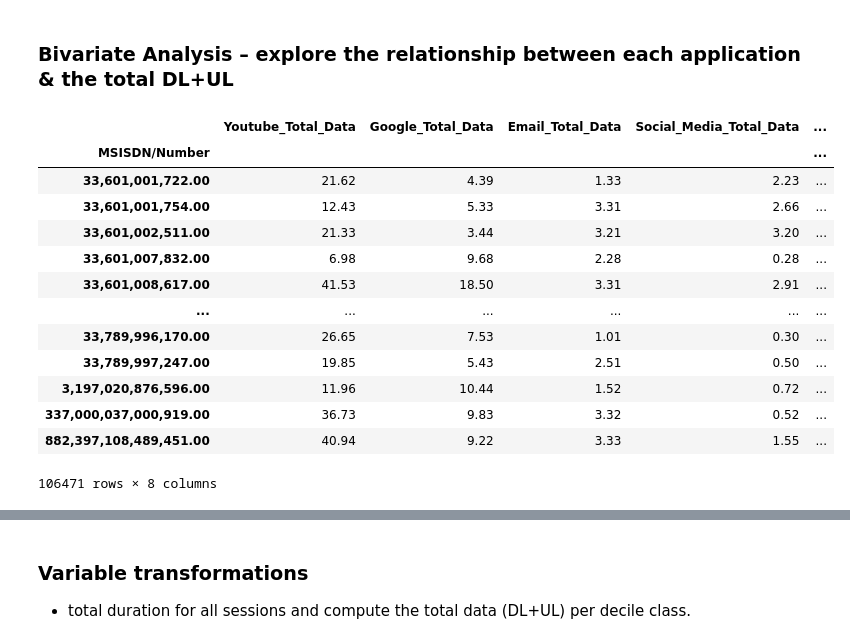
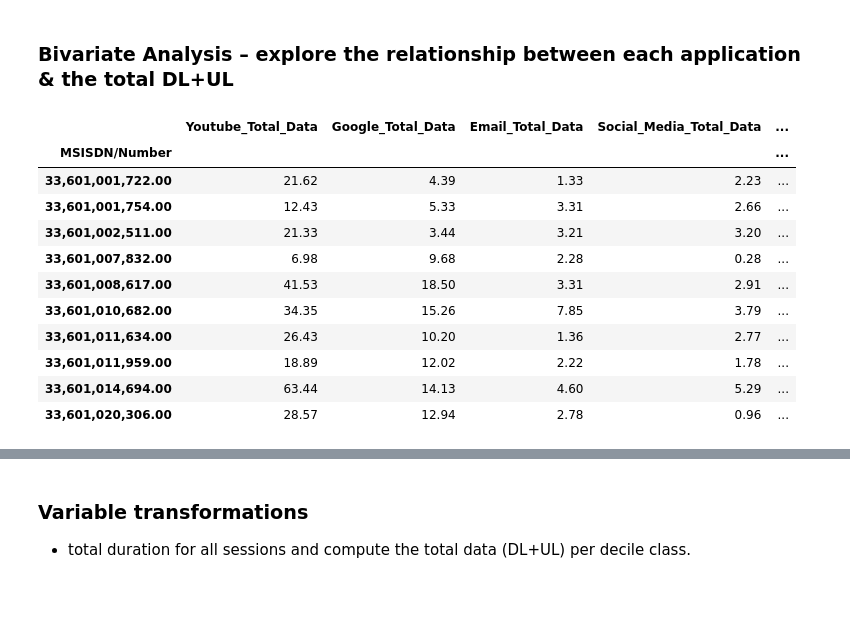
Before and after one commit to BirhanuGebisa/Telecom-User-Analytics, a Jupyter notebook: notebooks/Task1_User_Overview_analysis.ipynb, the cells around one changed output, grey strips where cells are left out. Drawn from its saved outputs; the diff is of its cells as text; code cells hidden in the pictures; blank space fills up the shorter version.

```diff
--- a/notebooks/Task1_User_Overview_analysis.ipynb
+++ b/notebooks/Task1_User_Overview_analysis.ipynb
@@ -581,22 +595,20 @@ telcom['Total UL and DL'] = data.convert_bytes_to_megabytes(telcom["Total UL and
 columns = ['MSISDN/Number', 'Youtube_Total_Data', 'Google_Total_Data', 'Email_Total_Data','Social_Media_Total_Data', 'Netflix_Total_Data', 'Gaming_Total_Data', 'Other_Total_Data', 'Total UL and DL']
 # %%
 user_ratio_usage= telcom[columns].groupby('MSISDN/Number').sum()
-user_ratio_usage
+user_ratio_usage.head(10)
 # %% [output]
 |  | Youtube_Total_Data | Google_Total_Data | Email_Total_Data | Social_Media_Total_Data | ... |
 | MSISDN/Number |  |  |  |  | ... |
 | 33,601,001,722.00 | 21.62 | 4.39 | 1.33 | 2.23 | ... |
 | 33,601,001,754.00 | 12.43 | 5.33 | 3.31 | 2.66 | ... |
 | 33,601,002,511.00 | 21.33 | 3.44 | 3.21 | 3.20 | ... |
 | 33,601,007,832.00 | 6.98 | 9.68 | 2.28 | 0.28 | ... |
 | 33,601,008,617.00 | 41.53 | 18.50 | 3.31 | 2.91 | ... |
-| ... | ... | ... | ... | ... | ... |
-| 33,789,996,170.00 | 26.65 | 7.53 | 1.01 | 0.30 | ... |
-| 33,789,997,247.00 | 19.85 | 5.43 | 2.51 | 0.50 | ... |
-| 3,197,020,876,596.00 | 11.96 | 10.44 | 1.52 | 0.72 | ... |
-| 337,000,037,000,919.00 | 36.73 | 9.83 | 3.32 | 0.52 | ... |
-| 882,397,108,489,451.00 | 40.94 | 9.22 | 3.33 | 1.55 | ... |
+| 33,601,010,682.00 | 34.35 | 15.26 | 7.85 | 3.79 | ... |
+| 33,601,011,634.00 | 26.43 | 10.20 | 1.36 | 2.77 | ... |
+| 33,601,011,959.00 | 18.89 | 12.02 | 2.22 | 1.78 | ... |
+| 33,601,014,694.00 | 63.44 | 14.13 | 4.60 | 5.29 | ... |
+| 33,601,020,306.00 | 28.57 | 12.94 | 2.78 | 0.96 | ... |
-106471 rows × 8 columns
 # %%
 apps_columns = ['Dur. (ms)','MSISDN/Number', 'Youtube_Total_Data', 'Google_Total_Data', 'Email_Total_Data','Social_Media_Total_Data', 'Netflix_Total_Data', 'Gaming_Total_Data', 'Other_Total_Data', 'Total UL and DL']
 # %%
```
Also changed, not shown: parts of 12 cells of this notebook.
